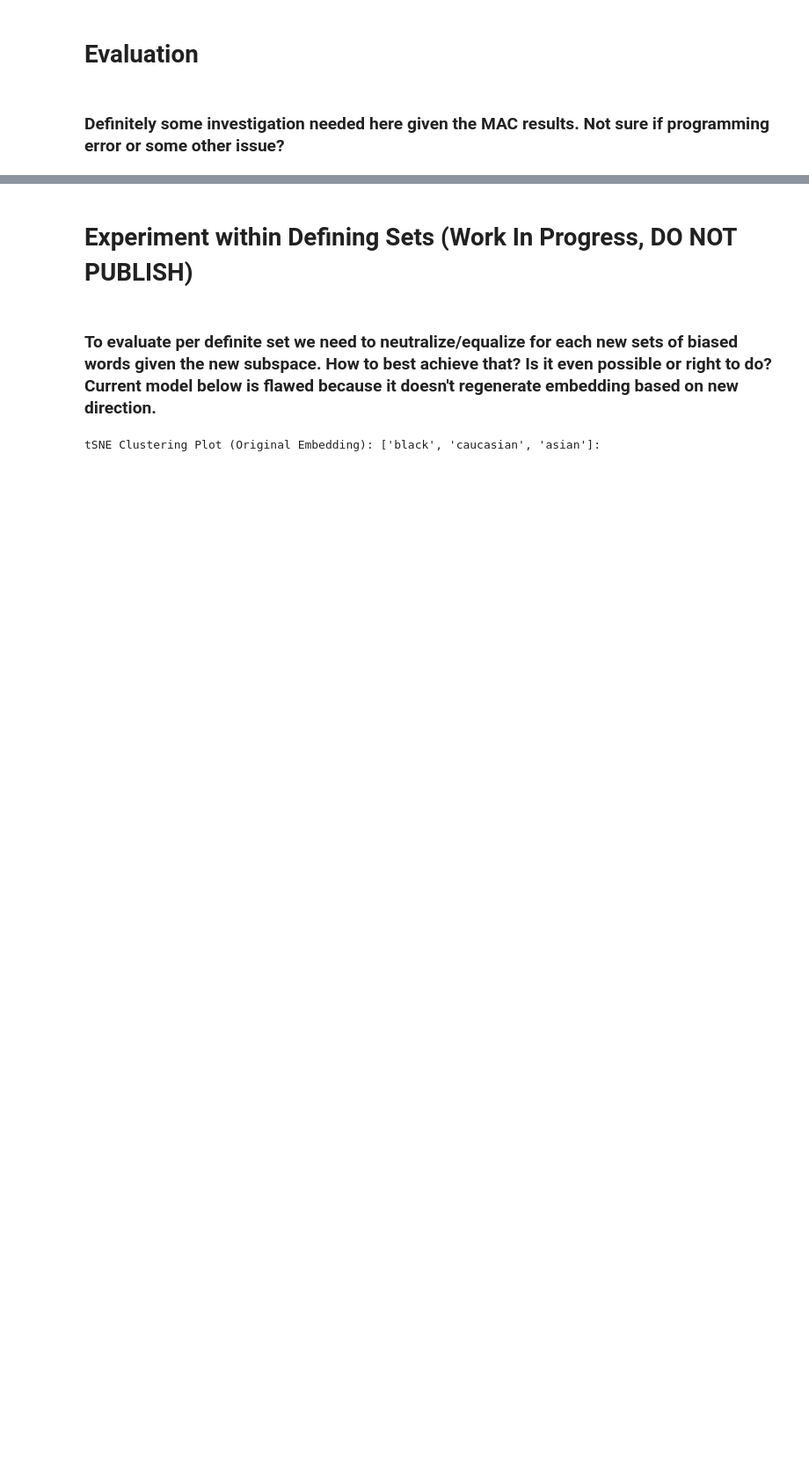
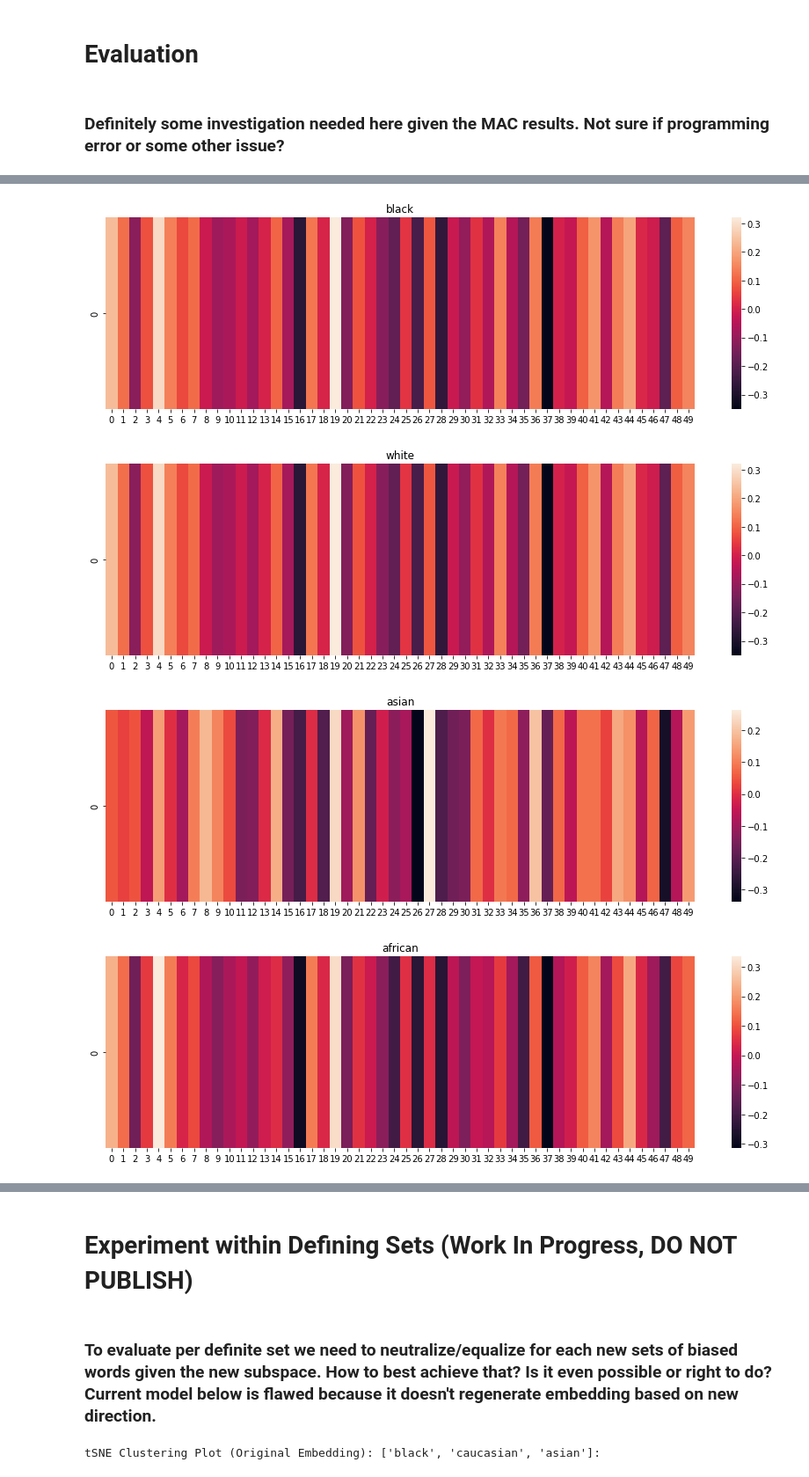
Before and after one commit to YolandaMDavis/DoubleHardMulticlass, a Jupyter notebook: hard-debias-experiment.ipynb, the cells around one changed output, grey strips where cells are left out. Shown at 88% size. Cells and saved outputs as stored; diff of their text form; code cells hidden in the pictures; blank space fills up the shorter version.

```diff
--- a/hard-debias-experiment.ipynb
+++ b/hard-debias-experiment.ipynb
@@ -228,0 +237,16 @@ Double Hard Debiased MAC: 0.8813308006758301
+# %%
+import itertools
+import seaborn as sns
+
+target_list = list(itertools.chain(*evalTargets))
+
+for word in target_list:
+    fig, ax = plt.subplots()
+    fig.set_figwidth(15)
+    ax.title.set_text(word)
+    sns.heatmap([full_wv_dhd[word]])
+# %% [output]
+[figure, added]
+[figure, added]
+[figure, added]
+[figure, added]
```
Also changed, not shown: parts of 15 cells of this notebook, 3 other files.
